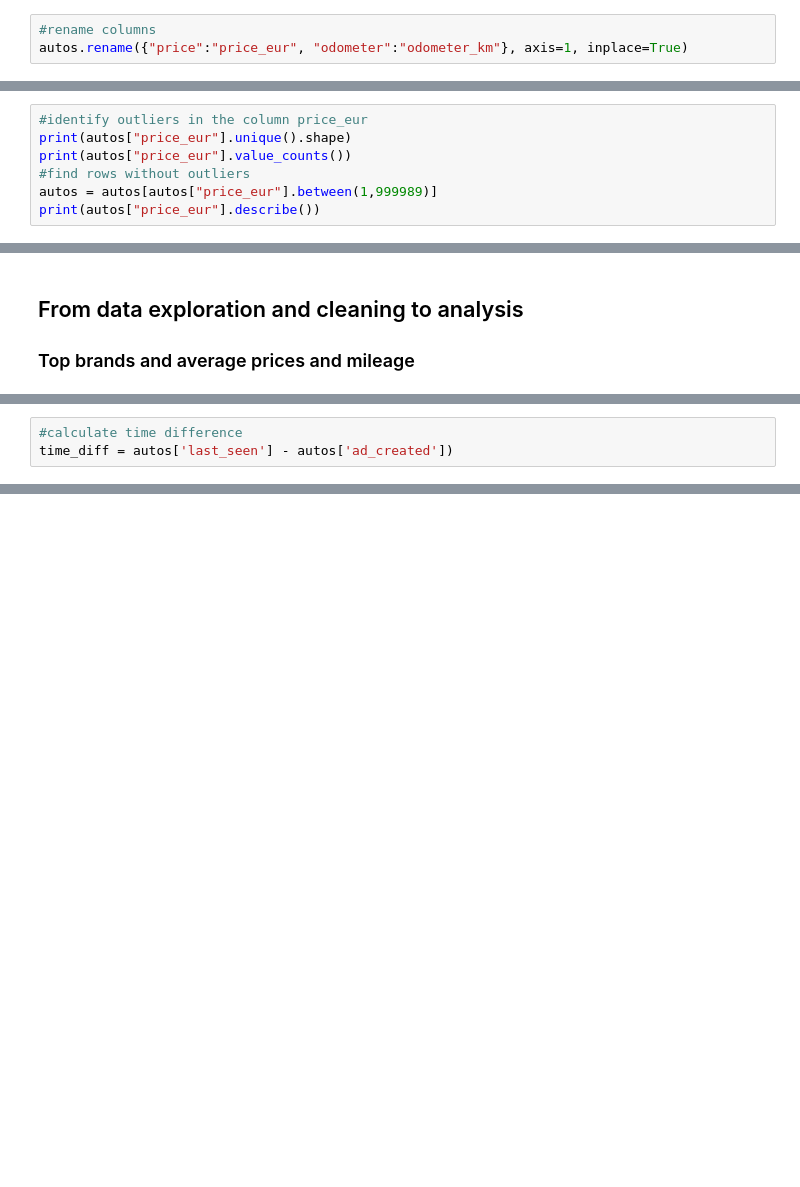
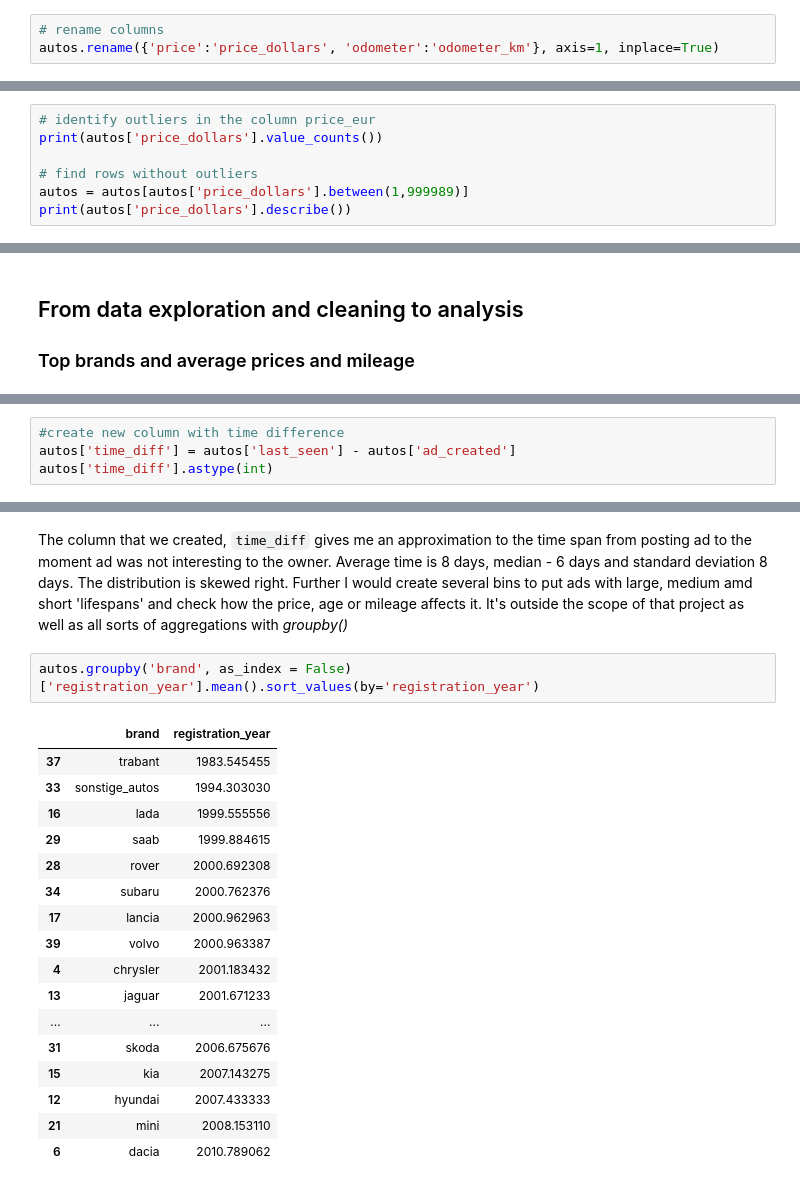
Before and after one commit to kafka-polka-dot/jupyter_projects, a Jupyter notebook: ebay_cars/Basics.ipynb, the cells around one changed output, grey strips where cells are left out. Saved outputs shown, nothing was run; the diff lists cells and outputs as text; blank space fills up the shorter version.

```diff
--- a/ebay_cars/Basics.ipynb
+++ b/ebay_cars/Basics.ipynb
@@ -297,4 +308,4 @@ autos["odometer"] = autos["odometer"].str.replace("km", "").str.replace(",", "")
 # %%
-#rename columns
-autos.rename({"price":"price_eur", "odometer":"odometer_km"}, axis=1, inplace=True)
+# rename columns
+autos.rename({'price':'price_dollars', 'odometer':'odometer_km'}, axis=1, inplace=True)
 # %%
@@ -327,10 +331,10 @@ We have succesfully converted columns `price` and `odometer` to numeric values (
 Next step is to identify outliers in columns "price_eur" and "odometer_km".
 We use `Series.unique().shape` to see how many unique values include these columns.
 # %%
-#identify outliers in the column price_eur
-print(autos["price_eur"].unique().shape)
-print(autos["price_eur"].value_counts())
-#find rows without outliers
-autos = autos[autos["price_eur"].between(1,999989)]
-print(autos["price_eur"].describe())
+# identify outliers in the column price_eur
+print(autos['price_dollars'].value_counts())
+
+# find rows without outliers
+autos = autos[autos['price_dollars'].between(1,999989)]
+print(autos['price_dollars'].describe())
 # %% [output]
@@ -556,3 +613,4 @@ for b in top_6_brands:
 # %%
-#calculate time difference
-time_diff = autos['last_seen'] - autos['ad_created'])
+#create new column with time difference
+autos['time_diff'] = autos['last_seen'] - autos['ad_created']
+autos['time_diff'].astype(int)
@@ -558,0 +642,22 @@ time_diff = autos['last_seen'] - autos['ad_created'])
+# %% [markdown]
+The column that we created, `time_diff` gives me an approximation to the time span from posting ad to the moment ad was not interesting to the owner. Average time is 8 days, median - 6 days and standard deviation 8 days. The distribution is skewed right. Further I would create several bins to put ads with large, medium amd short 'lifespans' and check how the price, age or mileage affects it. It's outside the scope of that project as well as all sorts of aggregations with _groupby()_
+# %%
+autos.groupby('brand', as_index = False)['registration_year'].mean().sort_values(by='registration_year')
+# %% [output]
+|  | brand | registration_year |
+| 37 | trabant | 1983.545455 |
+| 33 | sonstige_autos | 1994.303030 |
+| 16 | lada | 1999.555556 |
+| 29 | saab | 1999.884615 |
+| 28 | rover | 2000.692308 |
+| 34 | subaru | 2000.762376 |
+| 17 | lancia | 2000.962963 |
+| 39 | volvo | 2000.963387 |
+| 4 | chrysler | 2001.183432 |
+| 13 | jaguar | 2001.671233 |
+| ... | ... | ... |
+| 31 | skoda | 2006.675676 |
+| 15 | kia | 2007.143275 |
+| 12 | hyundai | 2007.433333 |
+| 21 | mini | 2008.153110 |
+| 6 | dacia | 2010.789062 |
```
Also changed, not shown: parts of 48 cells of this notebook, 1 other file.
